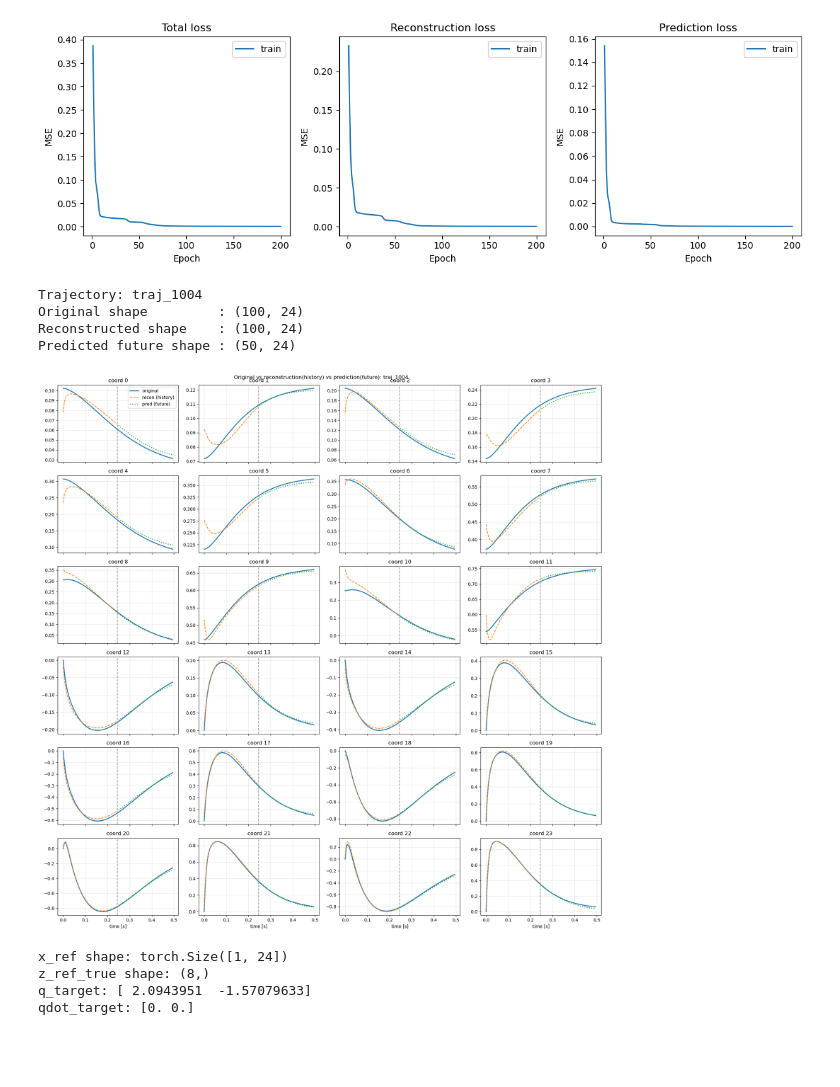
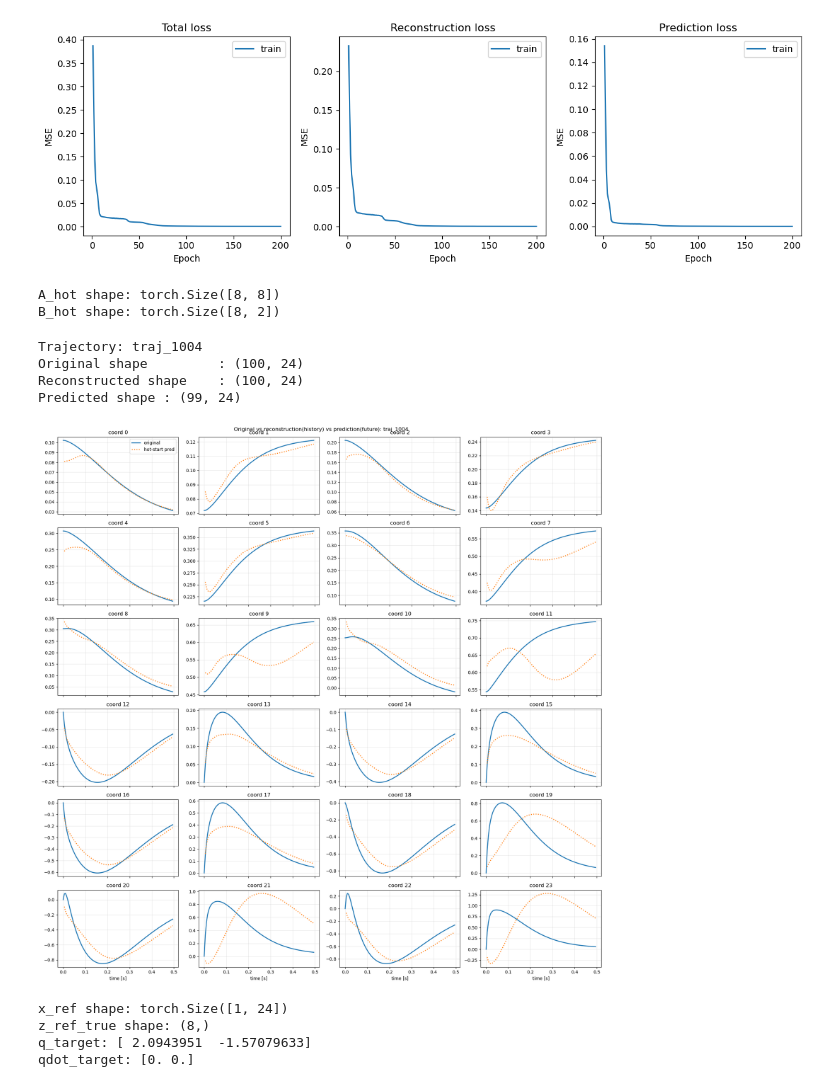
Before and after one commit to kiranThyagarajan/master-thesis, a Jupyter notebook: src/koopman-markers.ipynb, the cells around one changed output. Drawn from its saved outputs; the diff is of its cells as text; code cells hidden in the pictures; blank space fills up the shorter version.

```diff
--- a/src/koopman-markers.ipynb
+++ b/src/koopman-markers.ipynb
@@ -98,8 +104,8 @@ class Autoencoder(nn.Module):
         return x_recon
 # %%
 autoencoder = Autoencoder(feature_dim, hidden_layers, latent_dim).to(device=device, dtype=torch.float64)
-#autoencoder.load_state_dict(torch.load("koopman_autoencoder_closed.pth", map_location=device))
-#autoencoder.eval()
+autoencoder.load_state_dict(torch.load("koopman_autoencoder_closed.pth", map_location=device))
+autoencoder.eval()
 print(autoencoder)
 # %% [output]
 Autoencoder(
@@ -398,0 +453,8 @@ plt.show()
+# %%
+A_hot, B_hot = fit_global_AB_least_squares(autoencoder, train_dataloader, device=device, lam=0)
+
+print("A_hot shape:", A_hot.shape)
+print("B_hot shape:", B_hot.shape)
+# %% [output]
+A_hot shape: torch.Size([8, 8])
+B_hot shape: torch.Size([8, 2])
@@ -413,64 +498,57 @@ trajectory = trajectory.to(device) if "device" in globals() else trajectory
 controls = torch.from_numpy(controls_np.T).to(torch.float64).unsqueeze(0)
 controls = controls.to(device) if "device" in globals() else controls
 
-m = 50
-
 autoencoder.eval()
 with torch.no_grad():
-    A, B, z = compute_AB_DMD_from_trajectory(autoencoder, trajectory, controls, m)
+    z = autoencoder.encoder(trajectory)
 
-    # reconstruction only on history
-    x_recon = autoencoder.decoder(z)  # (1, T, 24)
+    # reconstruction over full trajectory
+    x_recon = autoencoder.decoder(z)
 
-    # prediction only on future
-    z_start = z[:, m - 1, :]
-    future_controls = controls[:, m - 1:, :]
-    z_pred = rollout_with_AB(A, B, z_start, future_controls)
-    x_pred_future = autoencoder.decoder(z_pred)  # (1, T-m, 24)
+    # hot-start prediction from the first state
+    z_start = z[:, 0, :]
+    future_controls = controls
+
+    z_pred = rollout_hot_start(A_hot, B_hot, z_start, future_controls)
+    x_pred = autoencoder.decoder(z_pred)
 
 original = trajectory.squeeze(0).detach().cpu().numpy()          # (100, 24)
 reconstructed = x_recon.squeeze(0).detach().cpu().numpy()        # (100, 24)
-predicted_future = x_pred_future.squeeze(0).detach().cpu().numpy()  # (T-m, 24)
+predicted = x_pred.squeeze(0).detach().cpu().numpy()  # (T-m, 24)
 
 print("Trajectory:", traj_dir.name)
 print("Original shape         :", original.shape)
 print("Reconstructed shape    :", reconstructed.shape)
-print("Predicted future shape :", predicted_future.shape)
+print("Predicted shape :", predicted.shape)
 
 fig, axes = plt.subplots(6, 4, figsize=(18, 18), sharex=True)
 axes = axes.flatten()
 
 for idx in range(24):
     ax = axes[idx]
 
-    # original over all time
     ax.plot(time, original[:, idx], label="original", linewidth=2)
+    #ax.plot(time, reconstructed[:, idx], "--", label="recon", linewidth=1.5)
+    ax.plot(time[1:], predicted[:, idx], ":", label="hot-start pred", linewidth=2)
 
-    # reconstruction only on observed/history part
-    ax.plot(time[:m], reconstructed[:m, idx], "--", label="recon (history)", linewidth=1.5)
-
-    # prediction only on future part
-    ax.plot(time[m:], predicted_future[:, idx], ":", label="pred (future)", linewidth=2)
-
-    ax.axvline(time[m - 1], color="gray", linestyle="--", alpha=0.7)
     ax.set_title(f"coord {idx}")
     ax.grid(True, alpha=0.3)
 
 axes[0].legend(loc="best")
 axes[-1].set_xlabel("time [s]")
 axes[-2].set_xlabel("time [s]")
 axes[-3].set_xlabel("time [s]")
 axes[-4].set_xlabel("time [s]")
 
 fig.suptitle(f"Original vs reconstruction(history) vs prediction(future): {traj_dir.name}")
 fig.tight_layout()
 plt.show()
 # %% [output]
 Trajectory: traj_1004
 Original shape         : (100, 24)
 Reconstructed shape    : (100, 24)
-Predicted future shape : (50, 24)
+Predicted shape : (99, 24)
-[figure, old version]
+[figure, new version]
 # %%
 import sys
 import importlib
```
Also changed, not shown: parts of 6 cells of this notebook.
